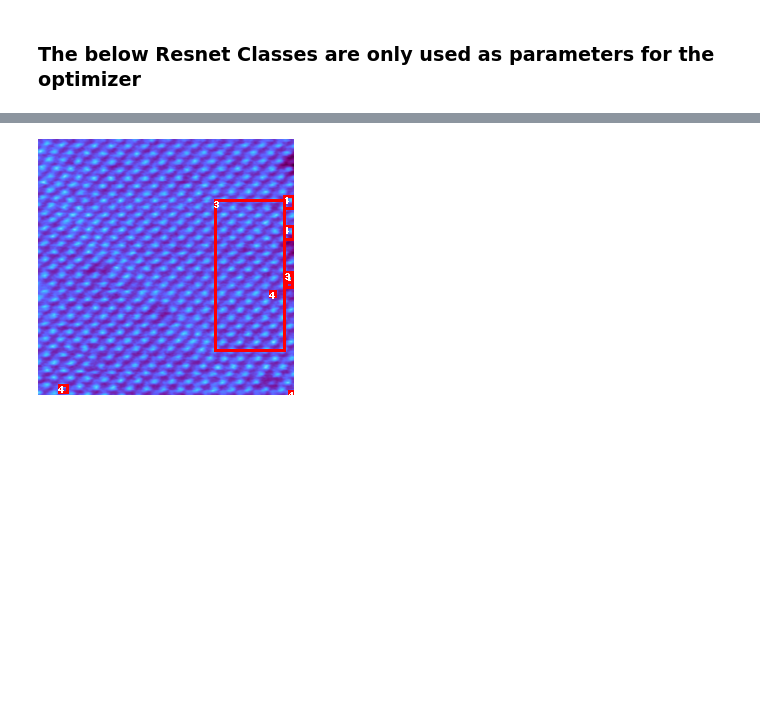
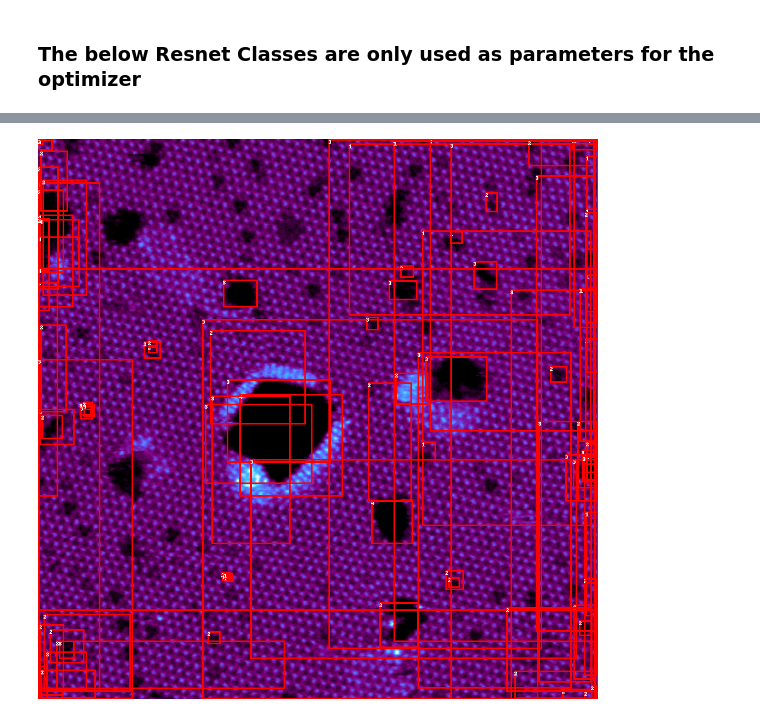
Before and after one commit to garrett-reinhard/MSE544-project, a Jupyter notebook: defect_detection.ipynb, the cells around one changed output, grey strips where cells are left out. Drawn from its saved outputs; the diff is of its cells as text; code cells hidden in the pictures; blank space fills up the shorter version.

Commit message:
gpu support and training and validation loss curves

```diff
--- a/defect_detection.ipynb
+++ b/defect_detection.ipynb
@@ -62,7 +72,7 @@ def parse_xml_label(xml_path):
     return width, height, depth, annotations
 # %%
 # Specify the folder path containing the images
-folder_path = './images'
+folder_path = './mos2'
 
 # Load images from the folder
 original_images = load_images_from_folder(folder_path)
@@ -271,0 +314,37 @@ Epoch 9/10
+# %%
+model.eval()
+validation_loss = []
+for epoch in range(num_epochs):
+    start_time = time.time()
+    print(f"Epoch {epoch}/{num_epochs}")
+    model.train()
+
+    for i, (images, annotations) in enumerate(val_loader):
+    # Extract boxes and impclass from annotations
+        impclass = annotations[:, :, 0]
+        boxes = annotations[:, :, 1:]
+
+    # Create targets
+    targets = []
+    for b, c in zip(boxes, impclass):
+        targets.append({
+            'boxes': b.to(device),  # Should be a FloatTensor of shape [n_boxes, 4]
+            'labels': c.long().to(device),  # Should be a LongTensor of shape [n_boxes]
+        })
+
+    # Forward
+    loss_dict = model(images, targets)
+    # The model returns a dict where the total loss is the sum of all losses
+    losses = sum(loss for loss in loss_dict.values())
+
+    # Backward
+    optimizer.zero_grad()
+    losses.backward()
+    optimizer.step()
+
+    val_loss = losses.detach().item()
+
+    validation_loss.append(val_loss)
+
+    print(f'Time Elapsed {(time.time()-start_time) : .2f} Seconds')
+print(f'Training Terminated at Epoch {num_epochs}')
@@ -272,6 +392,6 @@ Epoch 9/10
 # %%
 # Load image and its target from the dataset
-image, target = dataset[1]
+image, target = test_set[random.randint(0, len(test_set)-1)]
 # %%
 # Set model to evaluation mode
 model.eval()
@@ -299,18 +419,18 @@ with torch.no_grad():
     # Get the prediction from the model
     prediction = model([image])
 # %%
-def draw_boxes(image, boxes, labels, scores, threshold=0.33):
+def draw_boxes(image, boxes, labels, scores, threshold=0.22):
     # Convert the image from PyTorch tensor to a PIL image and draw the bounding boxes
     image = transforms.ToPILImage()(image.cpu())
     draw = ImageDraw.Draw(image)
 
     for box, label, score in zip(boxes, labels, scores):
         if score > threshold:
             draw.rectangle([(box[0], box[1]), (box[2], box[3])], outline='red', width=3)
             draw.text((box[0], box[1]), text=str(label.item()))
     return image
 
 # To draw boxes on the first image
 draw_boxes(image, prediction[0]['boxes'], prediction[0]['labels'], prediction[0]['scores'])
 # %% [output]
-[figure, old version]
+[figure, new version]
```
Also changed, not shown: parts of 7 cells of this notebook.
